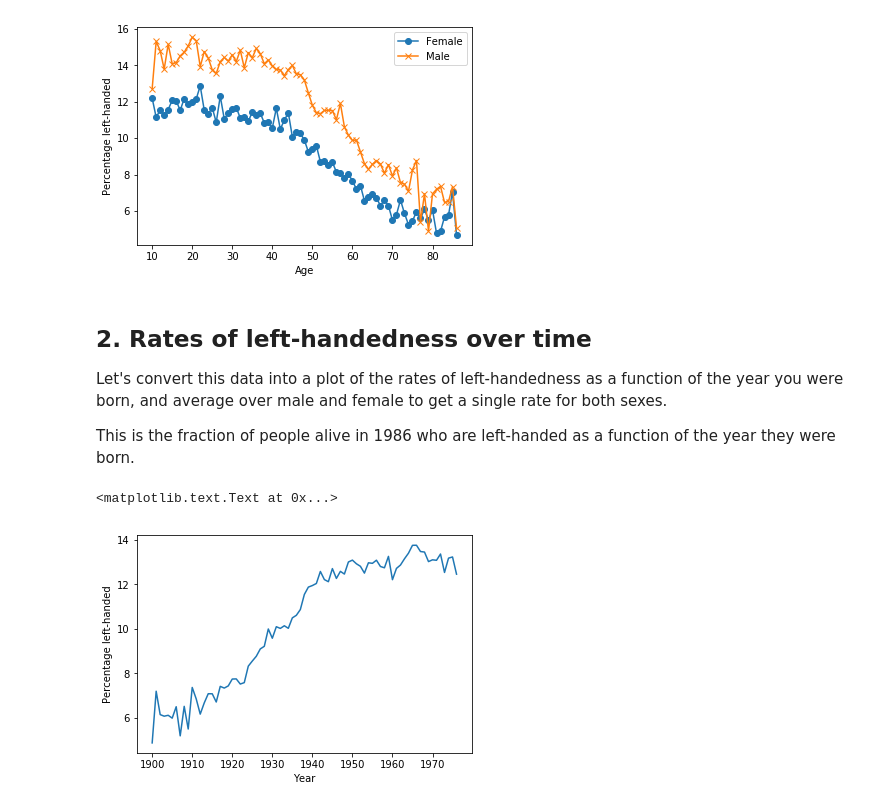
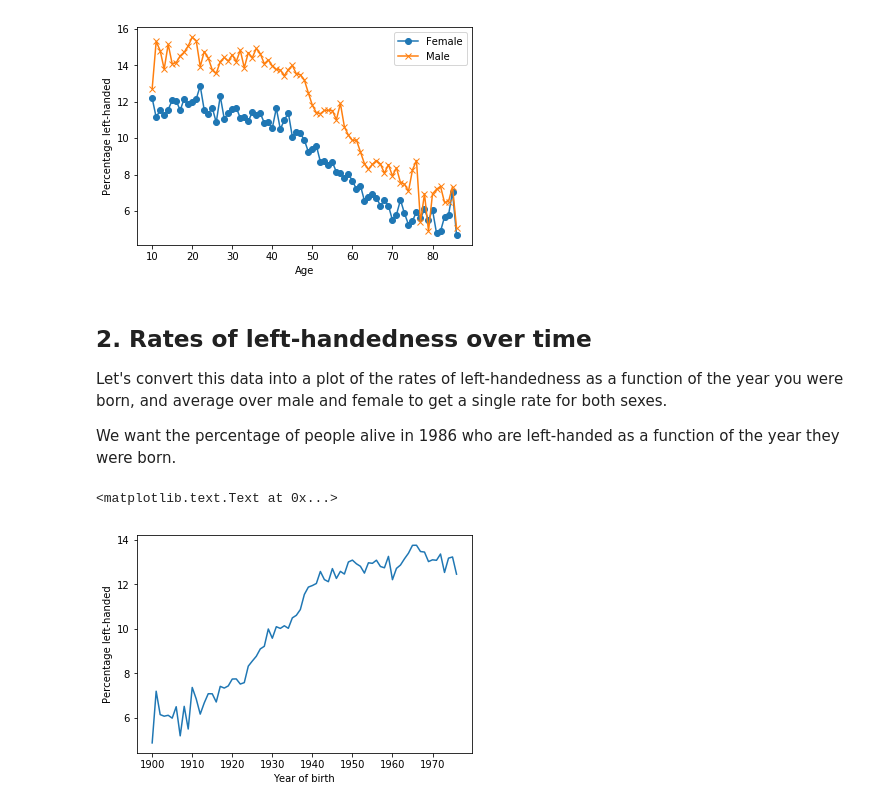
Before and after one commit to UofTCoders/datacamp-projects, a Jupyter notebook: datacamp_python_project_spec_lefthandedness.ipynb, the cells around one changed output. Drawn from its saved outputs; the diff is of its cells as text; code cells hidden in the pictures.

```diff
--- a/datacamp_python_project_spec_lefthandedness.ipynb
+++ b/datacamp_python_project_spec_lefthandedness.ipynb
@@ -82,23 +70,21 @@ ax.set_ylabel("Percentage left-handed")
 
 Let's convert this data into a plot of the rates of left-handedness as a function of the year you were born, and average over male and female to get a single rate for both sexes.
 
-This is the fraction of people alive in 1986 who are left-handed as a function of the year they were born.
+We want the percentage of people alive in 1986 who are left-handed as a function of the year they were born.
 # %%
 # create a new column for birth year of each age
 lefthanded_data['Year'] = 1986 - lefthanded_data['Age'] # the study was done in 1986
 
 # create a new column for the average of male and female
 lefthanded_data['Mean_lh'] = lefthanded_data[['Female', 'Male']].mean(axis = 1)
 
-
-plt.figure()
-ax = plt.gca()
-ax.plot(lefthanded_data['Year'], lefthanded_data['Mean_lh'])
-ax.set_xlabel("Year")
+fig, ax = plt.subplots()
+ax.plot('Year', 'Mean_lh', data = lefthanded_data)
+ax.set_xlabel("Year of birth")
 ax.set_ylabel("Percentage left-handed")
 # %% [output]
 <matplotlib.text.Text at 0x...>
-[figure, old version]
+[figure, new version]
 # %% [markdown]
 ## 3. Applying Bayes' rule
 
```
Also changed, not shown: parts of 6 cells of this notebook.
